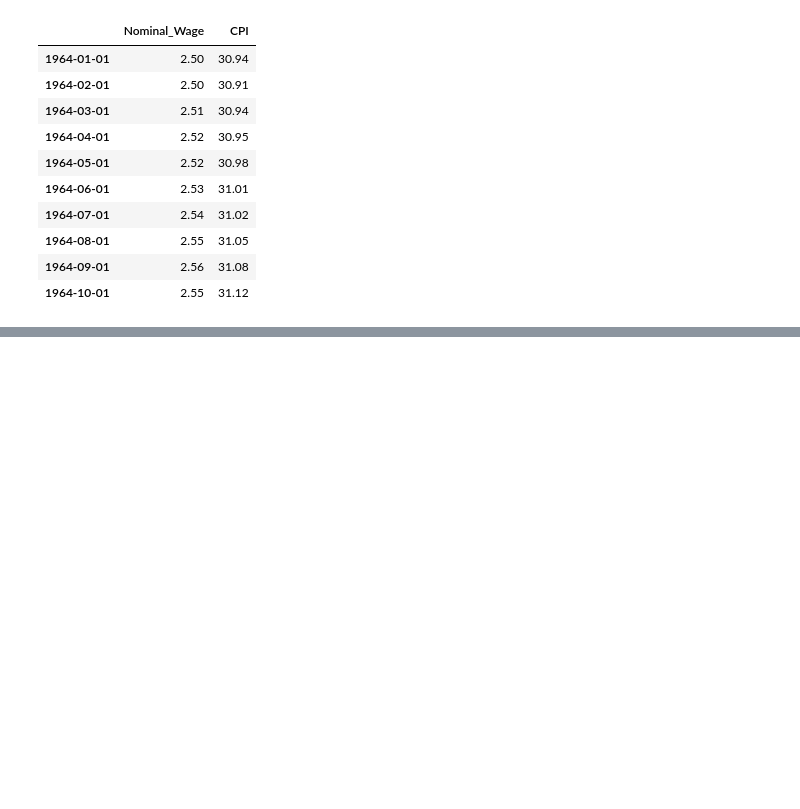
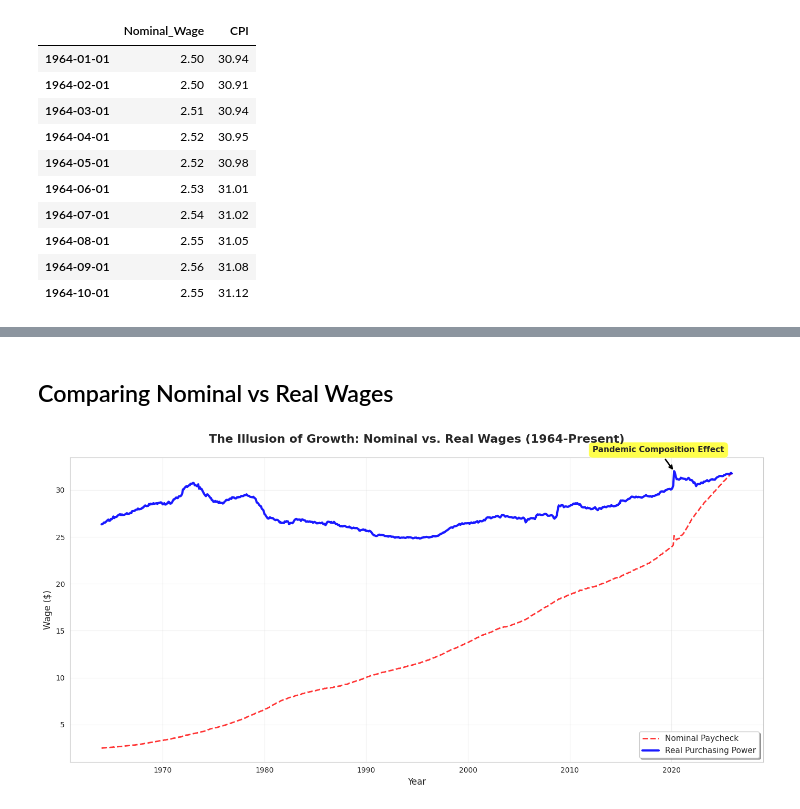
Before and after one commit to arinjay-singh/econ3916-statistical-machine-learning, a Jupyter notebook: Class 2/class2_lab.ipynb, the cells around one changed output, grey strips where cells are left out. Drawn from its saved outputs; the diff is of its cells as text; code cells hidden in the pictures; blank space fills up the shorter version.

```diff
--- a/Class 2/class2_lab.ipynb
+++ b/Class 2/class2_lab.ipynb
@@ -71,0 +101,46 @@ df.tail(10)
+# %% [markdown]
+## Comparing Nominal vs Real Wages
+# %%
+import matplotlib.pyplot as plt
+import seaborn as sns
+
+# Set style
+sns.set_style("whitegrid")
+plt.figure(figsize=(14, 7))
+
+# Plot both wage series
+plt.plot(df.index, df['Nominal_Wage'],
+         linestyle='--', color='red', linewidth=2,
+         label='Nominal Paycheck', alpha=0.8)
+
+plt.plot(df.index, df['Real_Wage'],
+         linestyle='-', color='blue', linewidth=3,
+         label='Real Purchasing Power', alpha=0.9)
+
+# Title and labels
+plt.title('The Illusion of Growth: Nominal vs. Real Wages (1964-Present)',
+          fontsize=16, fontweight='bold', pad=20)
+plt.xlabel('Year', fontsize=12)
+plt.ylabel('Wage ($)', fontsize=12)
+
+# Add annotation for 2020 pandemic spike
+# Find 2020 data point
+spike_date = '2020'
+spike_value = df.loc[df.index.year == 2020, 'Real_Wage'].max()
+spike_idx = df[df.index.year == 2020]['Real_Wage'].idxmax()
+
+plt.annotate('Pandemic Composition Effect',
+             xy=(spike_idx, spike_value),
+             xytext=(spike_idx - pd.DateOffset(years=8), spike_value + 2),
+             arrowprops=dict(arrowstyle='->', color='black', lw=2),
+             fontsize=11, fontweight='bold',
+             bbox=dict(boxstyle='round,pad=0.5', facecolor='yellow', alpha=0.7))
+
+# Legend and grid
+plt.legend(loc='best', fontsize=11, frameon=True, shadow=True)
+plt.grid(True, alpha=0.3)
+plt.tight_layout()
+
+plt.show()
+# %% [output]
+[figure, added]
```
Also changed, not shown: parts of 5 cells of this notebook.
